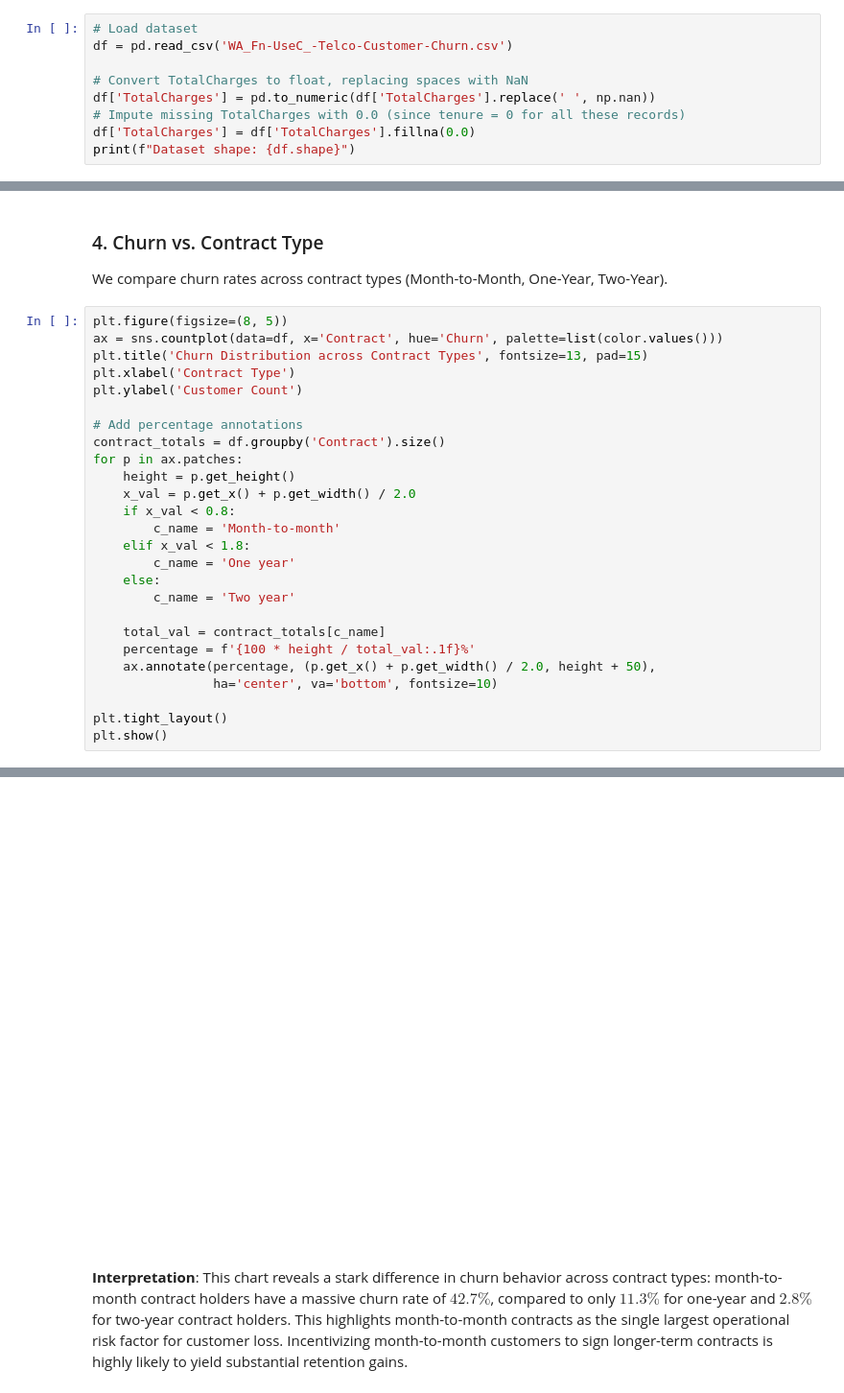
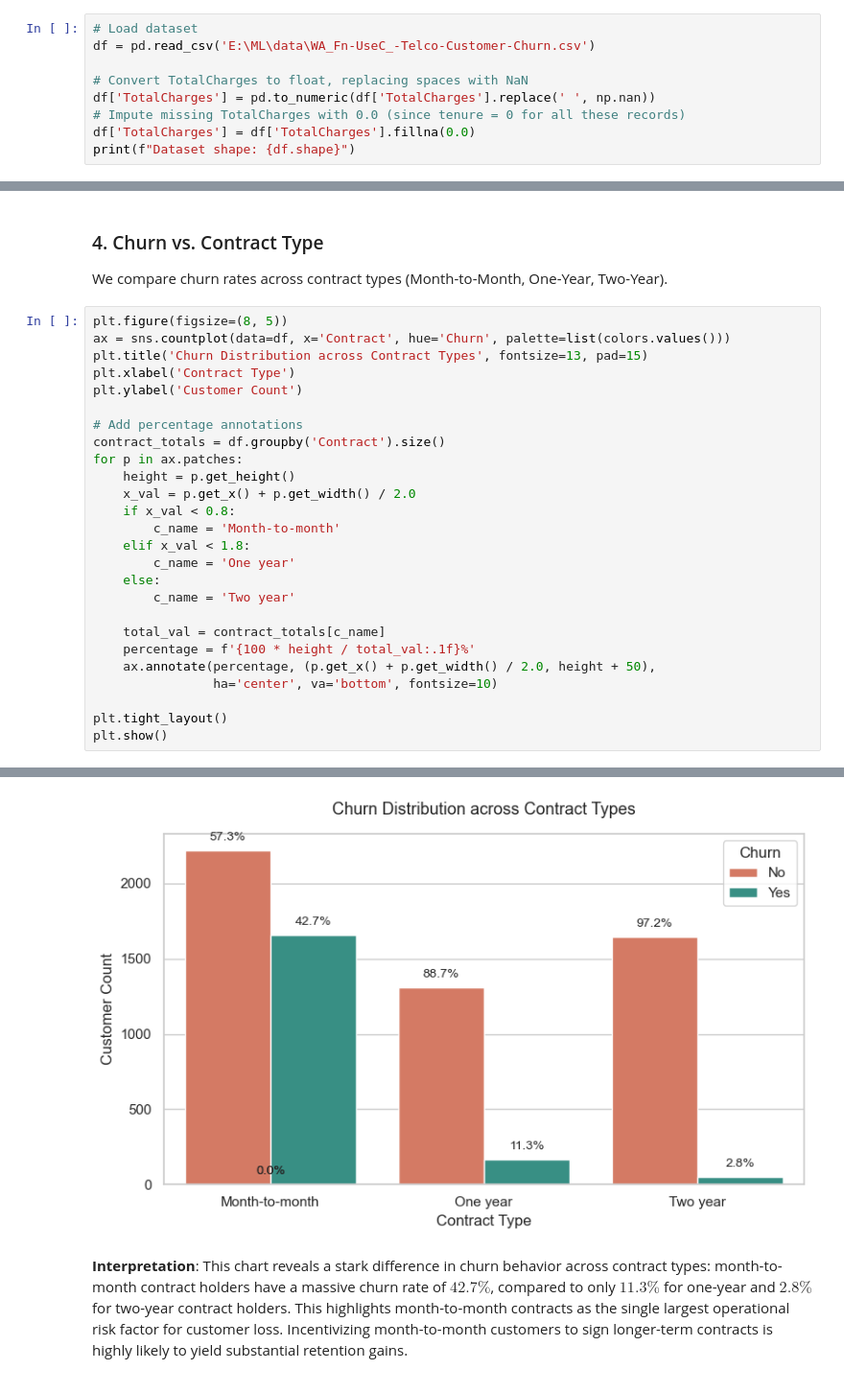
Before and after one commit to Syed-Rasib-Ali689/Customer_Churn_Analysis, a Jupyter notebook: notebooks/eda_analysis.ipynb, the cells around one changed output, grey strips where cells are left out. Shown at 96% size. Drawn from its saved outputs; the diff is of its cells as text.

```diff
--- a/notebooks/eda_analysis.ipynb
+++ b/notebooks/eda_analysis.ipynb
@@ -30,7 +26,7 @@ ModuleNotFoundError: No module named 'sklearn'
 We load the dataset and perform basic cleanups (imputing `TotalCharges` missing values with `0.0` for new customers).
 # %%
 # Load dataset
-df = pd.read_csv('WA_Fn-UseC_-Telco-Customer-Churn.csv')
+df = pd.read_csv('E:\ML\data\WA_Fn-UseC_-Telco-Customer-Churn.csv')
 
 # Convert TotalCharges to float, replacing spaces with NaN
 df['TotalCharges'] = pd.to_numeric(df['TotalCharges'].replace(' ', np.nan))
@@ -115,7 +111,7 @@ We analyze variables in relation to the target variable `Churn` to uncover relat
 We compare churn rates across contract types (Month-to-Month, One-Year, Two-Year).
 # %%
 plt.figure(figsize=(8, 5))
-ax = sns.countplot(data=df, x='Contract', hue='Churn', palette=list(color.values()))
+ax = sns.countplot(data=df, x='Contract', hue='Churn', palette=list(colors.values()))
 plt.title('Churn Distribution across Contract Types', fontsize=13, pad=15)
 plt.xlabel('Contract Type')
 plt.ylabel('Customer Count')
@@ -148,4 +139,4 @@ NameError: name 'colors' is not defined
-[figure, old version]
+[figure, new version]
 # %% [markdown]
 **Interpretation**:
 This chart reveals a stark difference in churn behavior across contract types: month-to-month contract holders have a massive churn rate of $42.7\%$, compared to only $11.3\%$ for one-year and $2.8\%$ for two-year contract holders. This highlights month-to-month contracts as the single largest operational risk factor for customer loss. Incentivizing month-to-month customers to sign longer-term contracts is highly likely to yield substantial retention gains.
```
Also changed, not shown: parts of 6 cells of this notebook, 23 other files.
